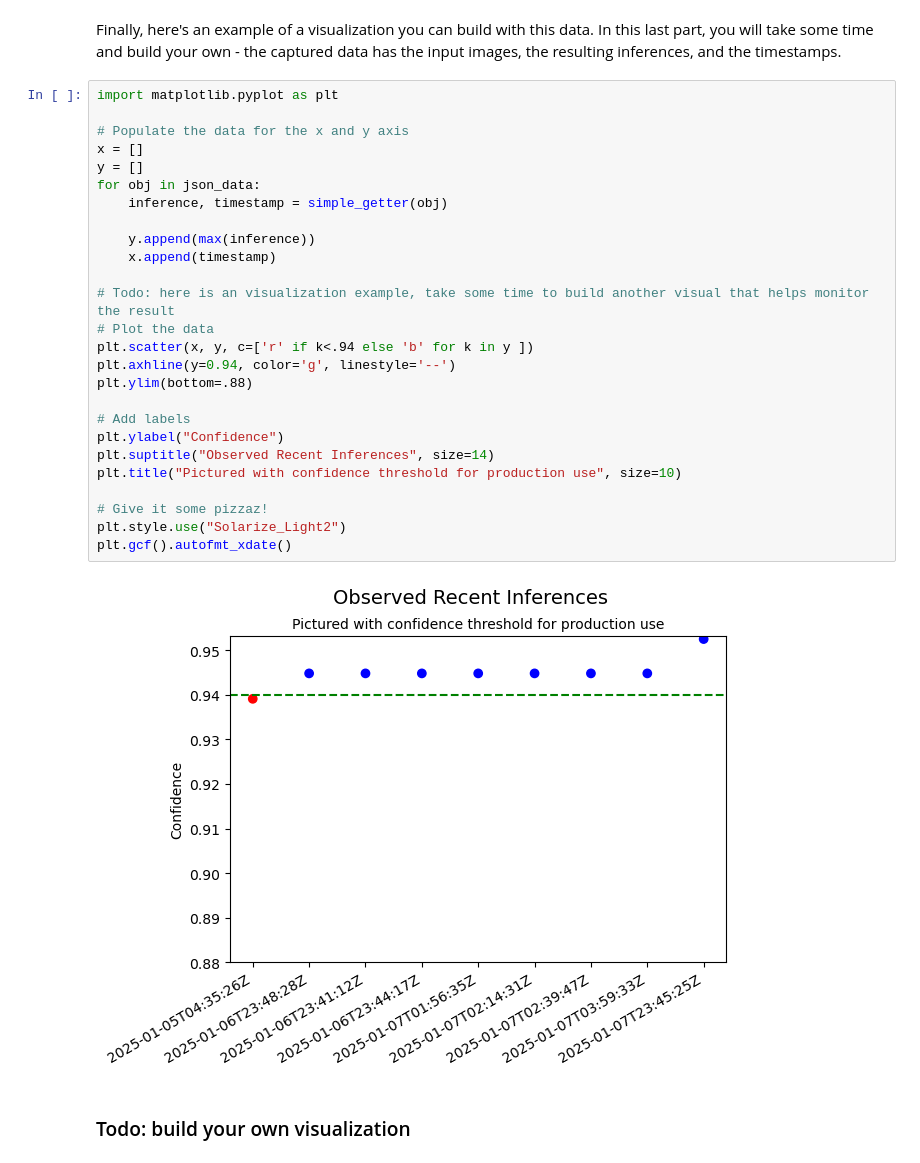
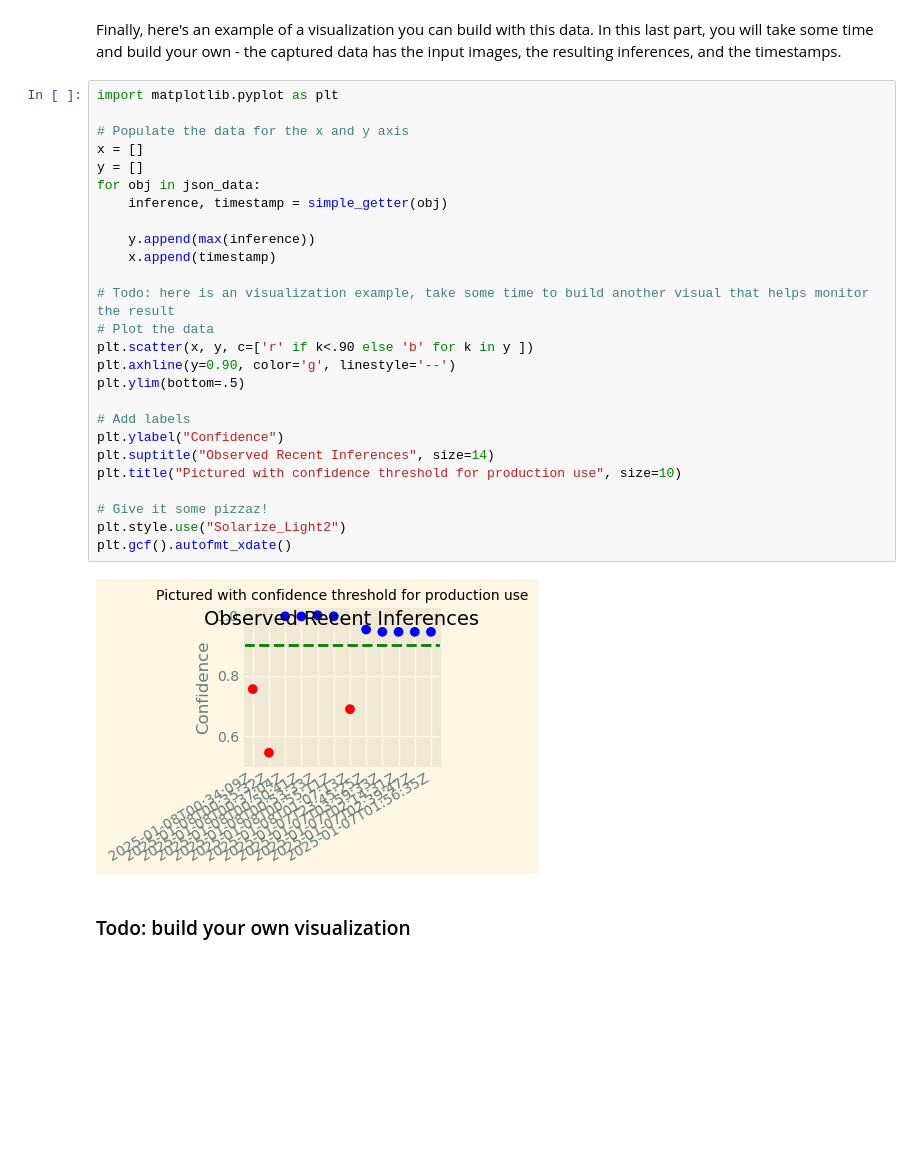
Before and after one commit to meditatingdragon/Developing-ML-Workflow, a Jupyter notebook: project/starter.ipynb, the cells around one changed output. Drawn from its saved outputs; the diff is of its cells as text; blank space fills up the shorter version.

Commit message:
add visualization, add more points

```diff
--- a/project/starter.ipynb
+++ b/project/starter.ipynb
@@ -810,30 +802,30 @@ Finally, here's an example of a visualization you can build with this data. In t
 # %%
 import matplotlib.pyplot as plt
 
 # Populate the data for the x and y axis
 x = []
 y = []
 for obj in json_data:
     inference, timestamp = simple_getter(obj)
 
     y.append(max(inference))
     x.append(timestamp)
 
 # Todo: here is an visualization example, take some time to build another visual that helps monitor the result
 # Plot the data
-plt.scatter(x, y, c=['r' if k<.94 else 'b' for k in y ])
-plt.axhline(y=0.94, color='g', linestyle='--')
-plt.ylim(bottom=.88)
+plt.scatter(x, y, c=['r' if k<.90 else 'b' for k in y ])
+plt.axhline(y=0.90, color='g', linestyle='--')
+plt.ylim(bottom=.5)
 
 # Add labels
 plt.ylabel("Confidence")
 plt.suptitle("Observed Recent Inferences", size=14)
 plt.title("Pictured with confidence threshold for production use", size=10)
 
 # Give it some pizzaz!
 plt.style.use("Solarize_Light2")
 plt.gcf().autofmt_xdate()
 # %% [output]
-[figure, old version]
+[figure, new version]
 # %% [markdown]
 ### Todo: build your own visualization
```
Also changed, not shown: parts of 6 cells of this notebook.
